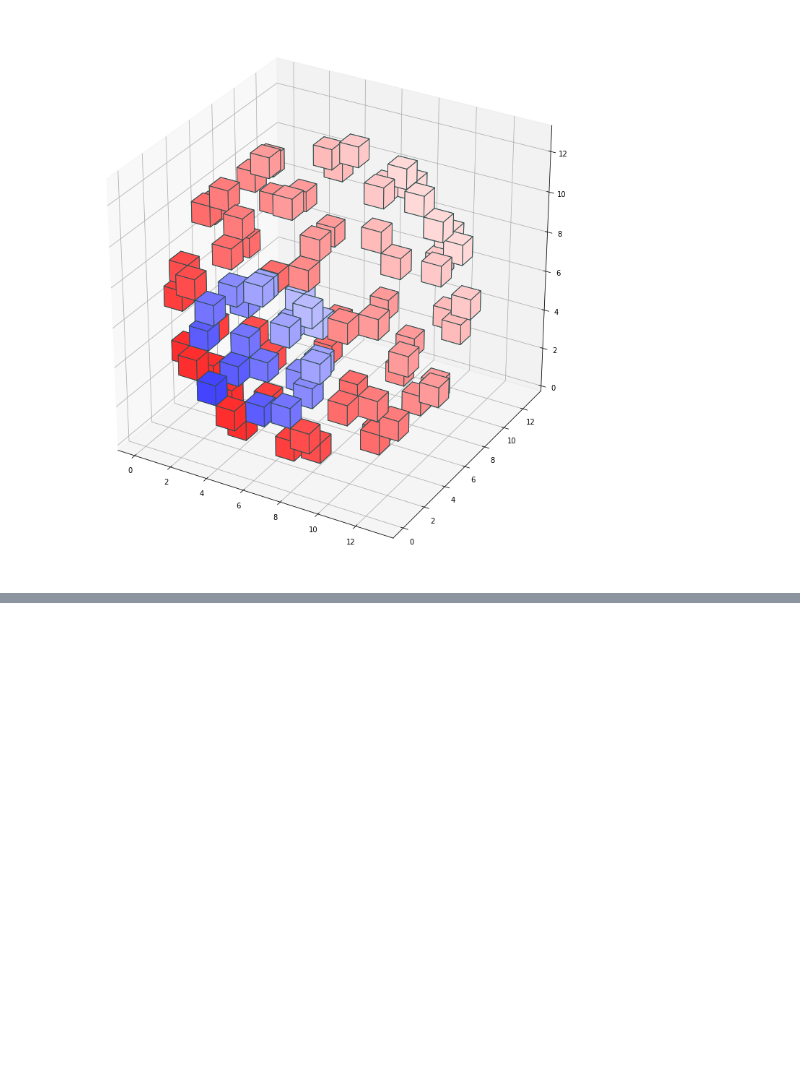
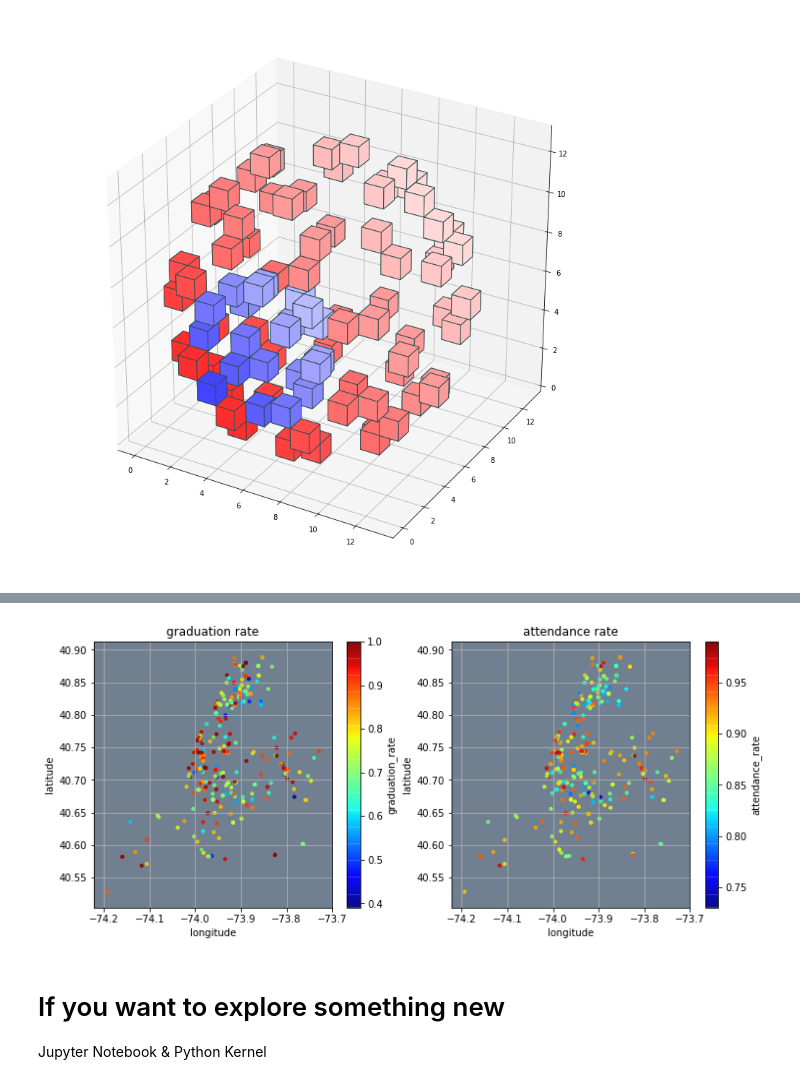
Before and after one commit to OlgaBelitskaya/instagram, a Jupyter notebook: instagram_python2.ipynb, the cells around one changed output, grey strips where cells are left out. Cells and saved outputs as stored; diff of their text form; code cells hidden in the pictures; blank space fills up the shorter version.

```diff
--- a/instagram_python2.ipynb
+++ b/instagram_python2.ipynb
@@ -173,3 +177,34 @@ ax.voxels(link2,facecolors=pylab.cm.bwr(1-(x+y+z)/66),edgecolor='darkslategray')
+# %%
+import pandas,pylab
+school_explorer = pandas.read_csv('2018_DOE_High_School_Directory.csv')
+#school_explorer = pandas.read_json('https://data.cityofnewyork.us/resource/h7rb-945c.json')
+feature_list = ['dbn','ell_programs','language_classes','finalgrades','total_students',
+                'graduation_rate','attendance_rate','college_career_rate','pct_stu_safe',
+                'pct_stu_enough_variety','Latitude','Longitude','Council District','city']
+rename_dict = {'Latitude':'latitude','Longitude':'longitude','Council District':'council_district'}
+school_explorer = school_explorer[feature_list].dropna().rename(columns=rename_dict)
+lat,lon = [],[]
+for k in ['latitude','longitude']:
+    for l in school_explorer[k]:
+        if len(l.split())==1:
+            if k=='latitude':
+                lat.append(float(l.split()[0]))
+            else:
+                lon.append(float(l.split()[0]))
+        else:
+            if k=='latitude':
+                lat.append(float(l.split()[1]))
+            else:
+                lon.append(float(l.split()[1]))
+school_explorer['latitude'] = lat; school_explorer['longitude'] = lon
+f,ax = pylab.subplots(ncols=2,figsize=(12,5))
+for i in range(2):
+    school_explorer.plot(kind="scatter",x="longitude",y="latitude",s=10,c=feature_list[i+5],cmap=pylab.cm.jet,
+                         title=feature_list[i+5].replace("_"," "),ax=ax[i],alpha=0.8,grid=True)
+    ax[i].set_facecolor('slategray')
+pylab.show()
+# %% [output]
+[figure, added]
 # %%
 import pandas,pylab
 school_explorer = pandas.read_json('https://data.cityofnewyork.us/resource/h7rb-945c.json')
@@ -185,3 +220,6 @@ for i in range(2):
                          title=feature_list[i+5].replace("_"," "),ax=ax[i],alpha=0.8,grid=True)
     ax[i].set_facecolor('slategray')
 pylab.show()
+# %% [markdown]
+# If you want to explore something new
+Jupyter Notebook & Python Kernel
```
Also changed, not shown: parts of 6 cells of this notebook.
